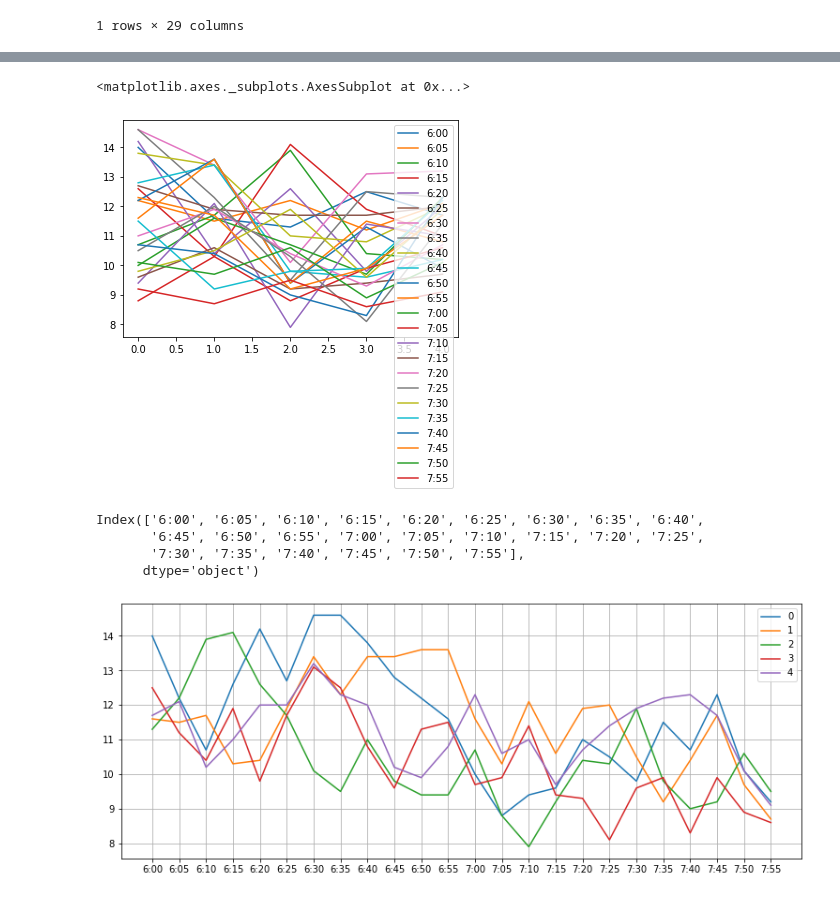
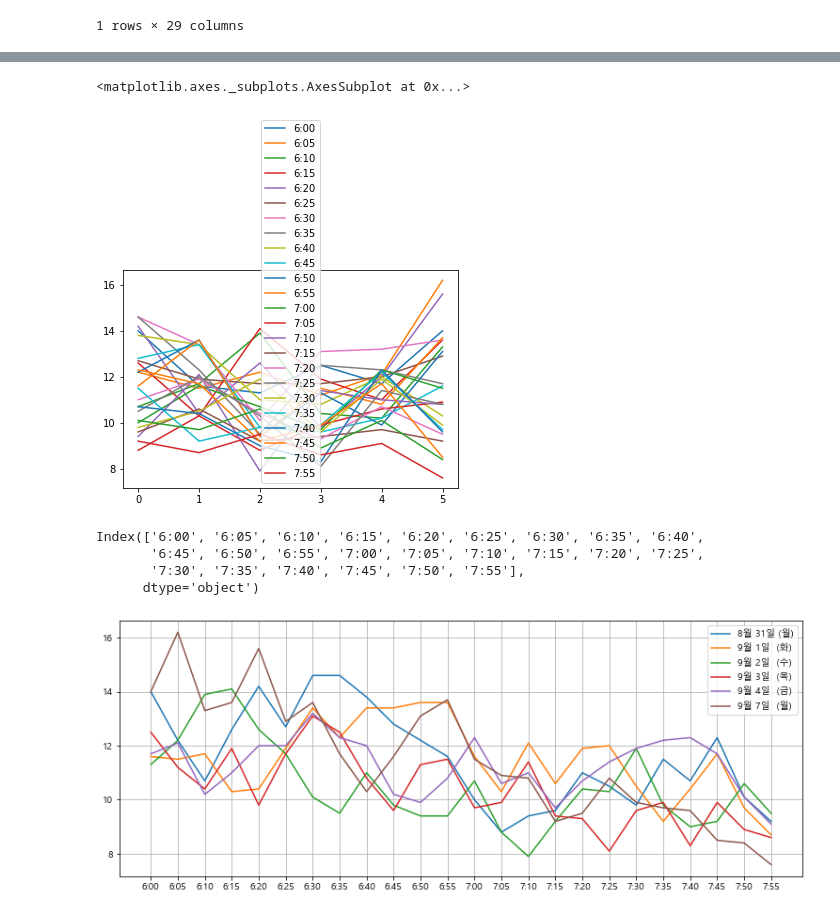
Before and after one commit to dain1403/map-navi-project, a Jupyter notebook: 도마교네거리→원미네거리 도로소통 정보 데이터 예시.ipynb, the cells around one changed output, grey strips where cells are left out. Saved outputs shown, nothing was run; the diff lists cells and outputs as text; code cells hidden in the pictures.

```diff
--- a/도마교네거리→원미네거리 도로소통 정보 데이터 예시.ipynb
+++ b/도마교네거리→원미네거리 도로소통 정보 데이터 예시.ipynb
@@ -47,3 +64,3 @@ csv1.iloc[1:,:]
 # %%
-data.append(csv1.iloc[1:,5:])
-data.reset_index(drop=True, inplace = True)
+data = data.append(csv1.iloc[1:,5:])
+data
@@ -51,7 +79,7 @@ data.reset_index(drop=True, inplace = True)
 data.plot()
 # %% [output]
 <matplotlib.axes._subplots.AxesSubplot at 0x...>
-[figure, old version]
+[figure, new version]
 # %%
 plt.rcParams['figure.figsize'] = [13, 5]   # 그래프크기
 # %%
@@ -63,13 +91,17 @@ Index(['6:00', '6:05', '6:10', '6:15', '6:20', '6:25', '6:30', '6:35', '6:40',
        '6:45', '6:50', '6:55', '7:00', '7:05', '7:10', '7:15', '7:20', '7:25',
        '7:30', '7:35', '7:40', '7:45', '7:50', '7:55'],
       dtype='object')
+# %%
+plt.rc('font', family='Malgun Gothic')  # 한글깨짐 -> 맑은 고딕으로 설정
 # %%
-data.plot()
+plt.plot(data)
+label = ['8월 31일 (월)','9월 1일  (화)','9월 2일  (수)','9월 3일  (목)','9월 4일  (금)','9월 7일  (월)']
+plt.legend(labels = label)
 plt.xticks(range(0,len(data.index)),data.index)
 plt.grid()
 plt.show()
 # %% [output]
-[figure, old version]
+[figure, new version]
 # %%
 data
 # %% [output]
```
Also changed, not shown: parts of 5 cells of this notebook.
